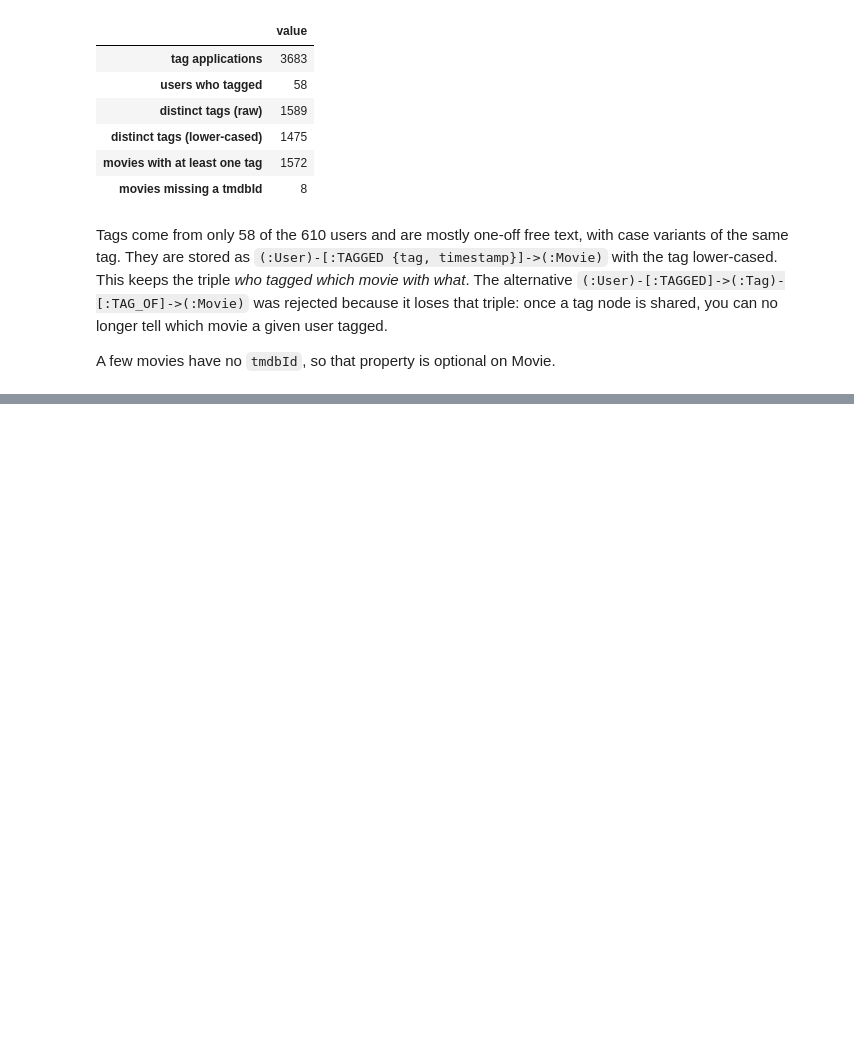
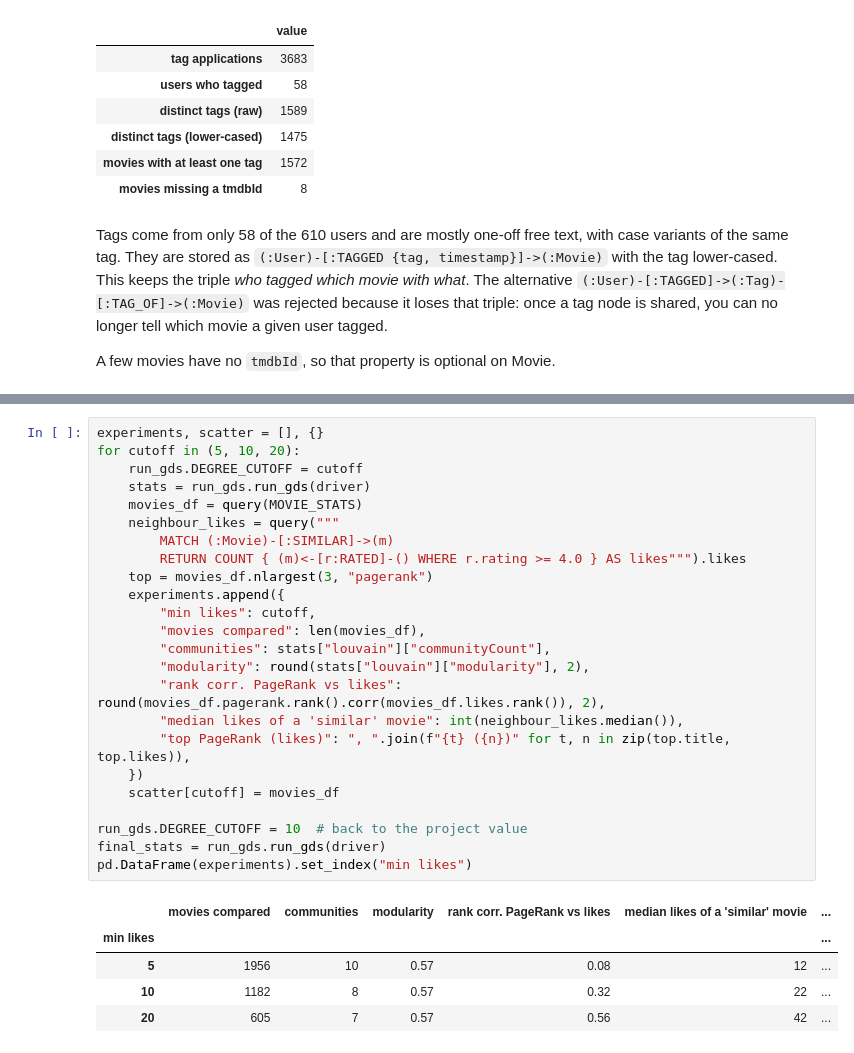
Before and after one commit to Jawadmallat/aidams-3A-kg-project-jawad-charles-erdem, a Jupyter notebook: demo.ipynb, the cells around one changed output, grey strips where cells are left out. Drawn from its saved outputs; the diff is of its cells as text; blank space fills up the shorter version.

```diff
--- a/demo.ipynb
+++ b/demo.ipynb
@@ -269,0 +312,30 @@ A few movies have no `tmdbId`, so that property is optional on Movie.
+# %%
+experiments, scatter = [], {}
+for cutoff in (5, 10, 20):
+    run_gds.DEGREE_CUTOFF = cutoff
+    stats = run_gds.run_gds(driver)
+    movies_df = query(MOVIE_STATS)
+    neighbour_likes = query("""
+        MATCH (:Movie)-[:SIMILAR]->(m)
+        RETURN COUNT { (m)<-[r:RATED]-() WHERE r.rating >= 4.0 } AS likes""").likes
+    top = movies_df.nlargest(3, "pagerank")
+    experiments.append({
+        "min likes": cutoff,
+        "movies compared": len(movies_df),
+        "communities": stats["louvain"]["communityCount"],
+        "modularity": round(stats["louvain"]["modularity"], 2),
+        "rank corr. PageRank vs likes": round(movies_df.pagerank.rank().corr(movies_df.likes.rank()), 2),
+        "median likes of a 'similar' movie": int(neighbour_likes.median()),
+        "top PageRank (likes)": ", ".join(f"{t} ({n})" for t, n in zip(top.title, top.likes)),
+    })
+    scatter[cutoff] = movies_df
+
+run_gds.DEGREE_CUTOFF = 10  # back to the project value
+final_stats = run_gds.run_gds(driver)
+pd.DataFrame(experiments).set_index("min likes")
+# %% [output]
+|  | movies compared | communities | modularity | rank corr. PageRank vs likes | median likes of a 'similar' movie | ... |
+| min likes |  |  |  |  |  | ... |
+| 5 | 1956 | 10 | 0.57 | 0.08 | 12 | ... |
+| 10 | 1182 | 8 | 0.57 | 0.32 | 22 | ... |
+| 20 | 605 | 7 | 0.57 | 0.56 | 42 | ... |
```
Also changed, not shown: parts of 13 cells of this notebook.
